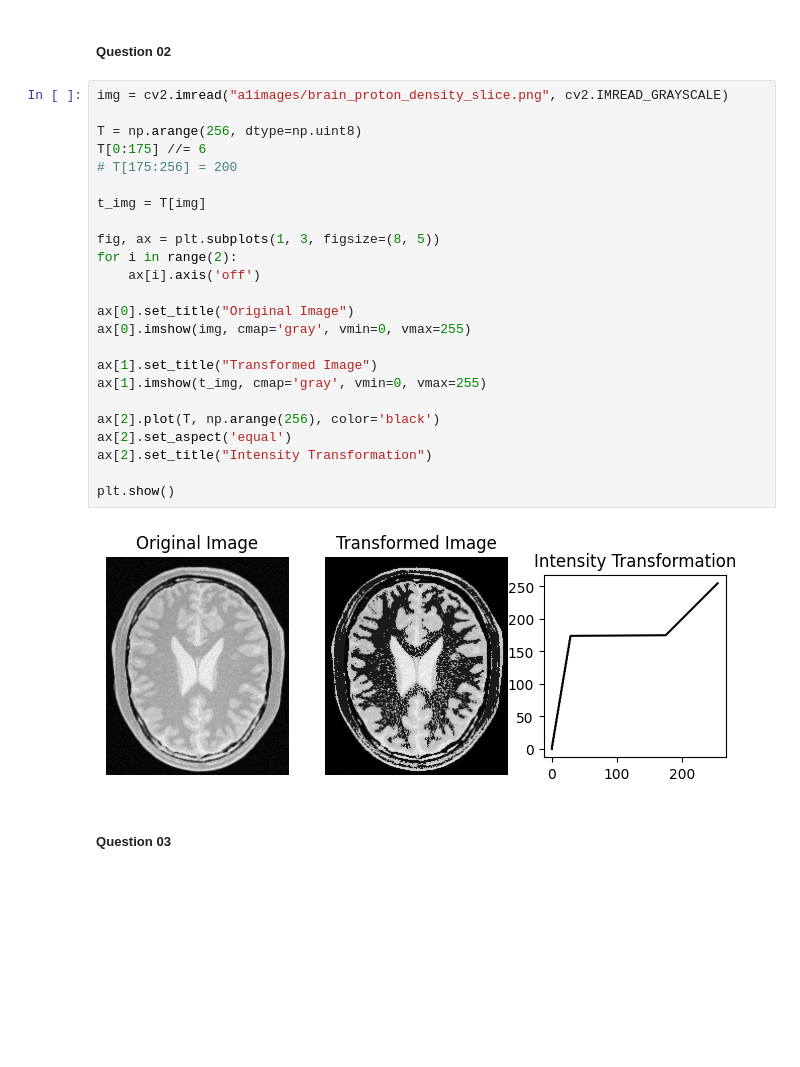
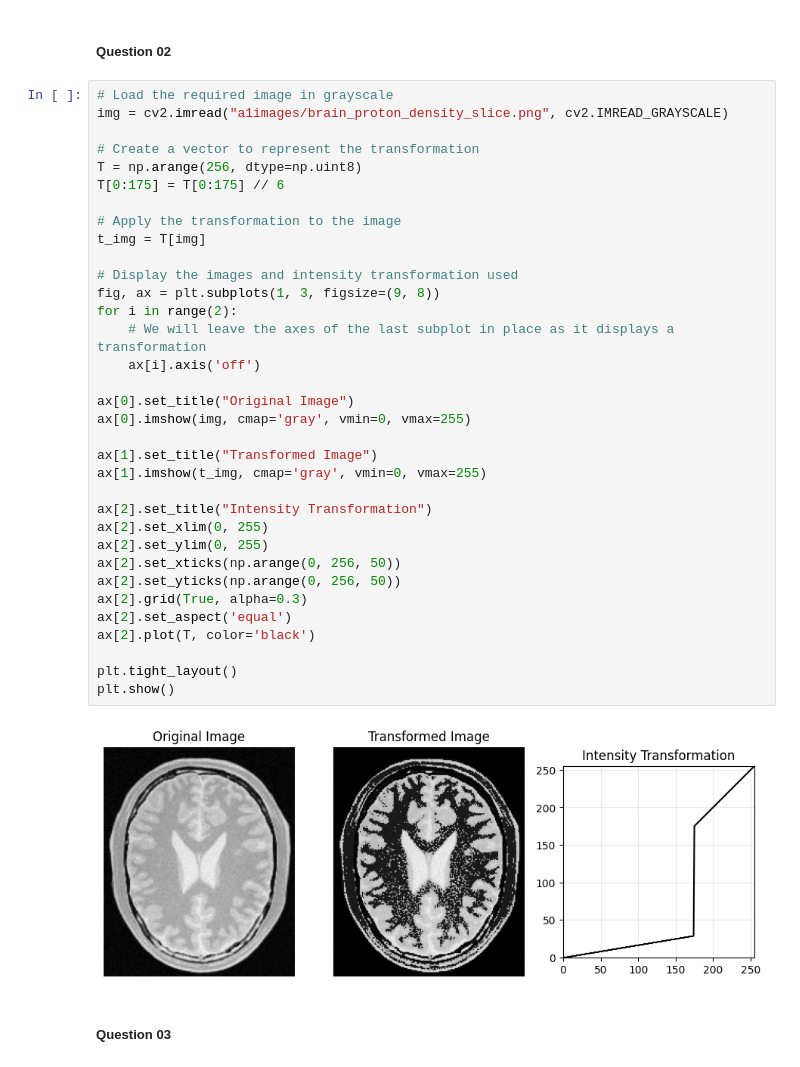
Before and after one commit to pulasthi-u/en3160-assignment01, a Jupyter notebook: code_assignment1.ipynb, the cells around one changed output. Drawn from its saved outputs; the diff is of its cells as text; blank space fills up the shorter version.

```diff
--- a/code_assignment1.ipynb
+++ b/code_assignment1.ipynb
@@ -26,31 +37,41 @@ plt.show()
 # %% [markdown]
 ##### Question 02
 # %%
+# Load the required image in grayscale
 img = cv2.imread("a1images/brain_proton_density_slice.png", cv2.IMREAD_GRAYSCALE)
 
+# Create a vector to represent the transformation
 T = np.arange(256, dtype=np.uint8)
-T[0:175] //= 6
-# T[175:256] = 200
+T[0:175] = T[0:175] // 6
 
+# Apply the transformation to the image
 t_img = T[img]
 
-fig, ax = plt.subplots(1, 3, figsize=(8, 5))
+# Display the images and intensity transformation used
+fig, ax = plt.subplots(1, 3, figsize=(9, 8))
 for i in range(2):
+    # We will leave the axes of the last subplot in place as it displays a transformation
     ax[i].axis('off')
 
 ax[0].set_title("Original Image")
 ax[0].imshow(img, cmap='gray', vmin=0, vmax=255)
 
 ax[1].set_title("Transformed Image")
 ax[1].imshow(t_img, cmap='gray', vmin=0, vmax=255)
 
-ax[2].plot(T, np.arange(256), color='black')
+ax[2].set_title("Intensity Transformation")
+ax[2].set_xlim(0, 255)
+ax[2].set_ylim(0, 255)
+ax[2].set_xticks(np.arange(0, 256, 50))
+ax[2].set_yticks(np.arange(0, 256, 50))
+ax[2].grid(True, alpha=0.3)
 ax[2].set_aspect('equal')
-ax[2].set_title("Intensity Transformation")
+ax[2].plot(T, color='black')
 
+plt.tight_layout()
 plt.show()
 # %% [output]
-[figure, old version]
+[figure, new version]
 # %% [markdown]
 ##### Question 03
 # %%
```
Also changed, not shown: parts of 3 cells of this notebook, 8 other files.
